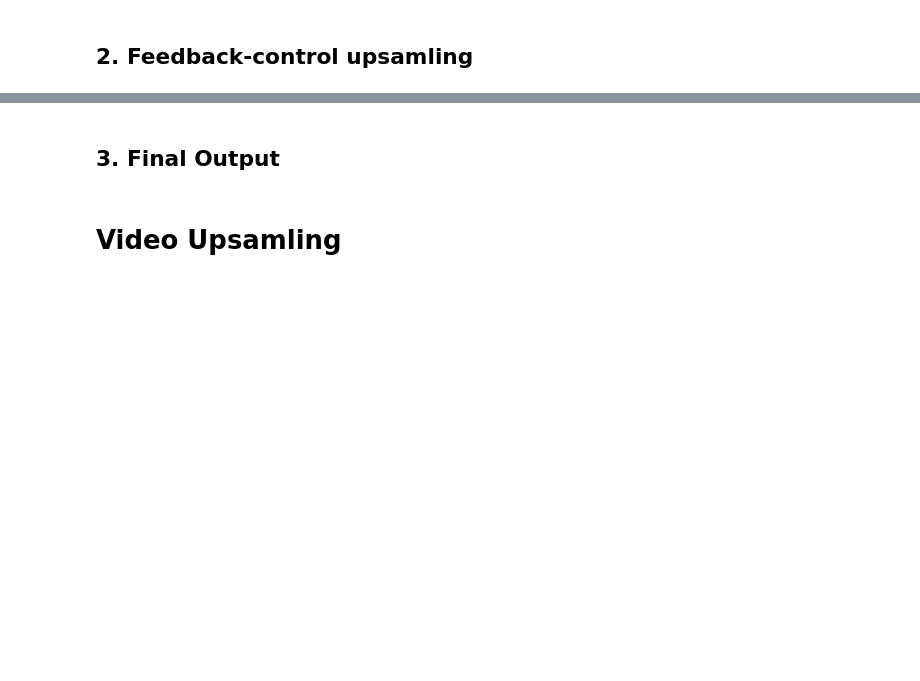
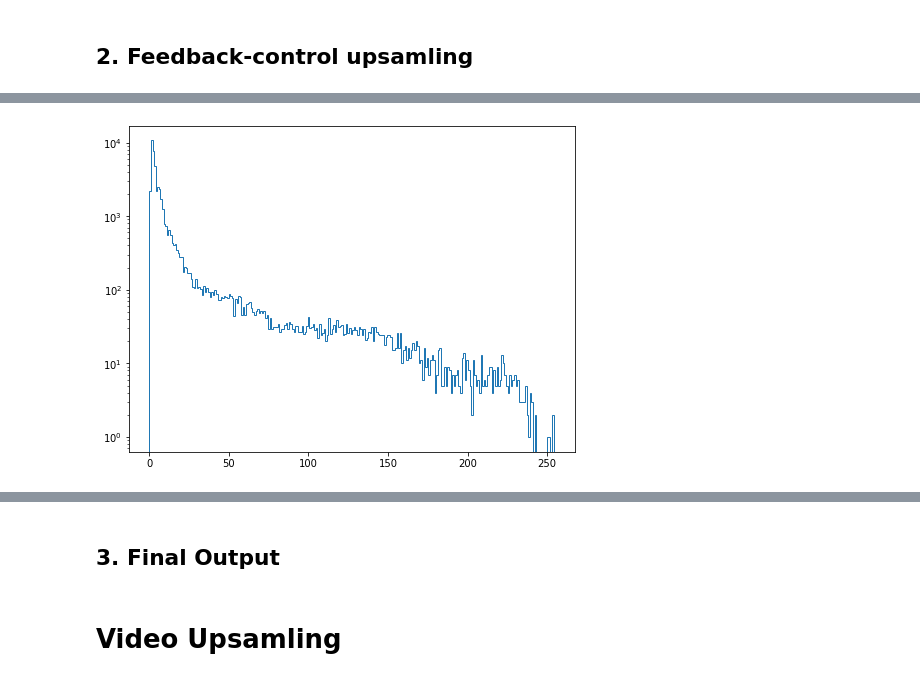
Before and after one commit to FanZang-Allen/Image-Upsampling, a Jupyter notebook: Video&Image Upsampling.ipynb, the cells around one changed output, grey strips where cells are left out. Saved outputs shown, nothing was run; the diff lists cells and outputs as text; code cells hidden in the pictures; blank space fills up the shorter version.

Commit message:
add optimize step

```diff
--- a/Video&Image Upsampling.ipynb
+++ b/Video&Image Upsampling.ipynb
@@ -36,0 +56,18 @@ plt.imshow(im1[:,:,[2,1,0]])
+# %%
+def compute_gradient(img):
+#     f1 = np.array([[-1,-2,-1], [0,0,0], [1,2,1]])
+#     f2 = np.array([[-1,-2,-1], [0,0,0], [1,2,1]]).T
+    f1 = np.array([[-1], [0], [1]])
+    f2 = np.array([[-1, 0, 1]])
+    vert_gradient = cv2.filter2D(img, -1, f1)
+    horz_gradient = cv2.filter2D(img, -1, f2)
+    gradient = np.sqrt(np.square(vert_gradient) + np.square(horz_gradient))
+    return gradient
+# %%
+gradient = compute_gradient(im1)
+gradR = gradient[:,:,0]
+gradG = gradient[:,:,1]
+gradB = gradient[:,:,2]
+# %%
+gradR_norm = cv2.normalize(gradR, None, alpha = 0, beta = 255, norm_type = cv2.NORM_MINMAX)
+gradR_norm = gradR_norm.astype(np.uint8)
@@ -36,0 +84,7 @@ plt.imshow(im1[:,:,[2,1,0]])
+# %%
+flatten_gradR = gradR_norm.flatten()
+plt.figure(figsize=(8, 6))
+counts, bins, bars = plt.hist(r, log=True, bins=256,range=(0,255),facecolor="r", histtype = 'step')
+plt.show()
+# %% [output]
+[figure, added]
```
Also changed, not shown: parts of 30 cells of this notebook, 2 other files.
